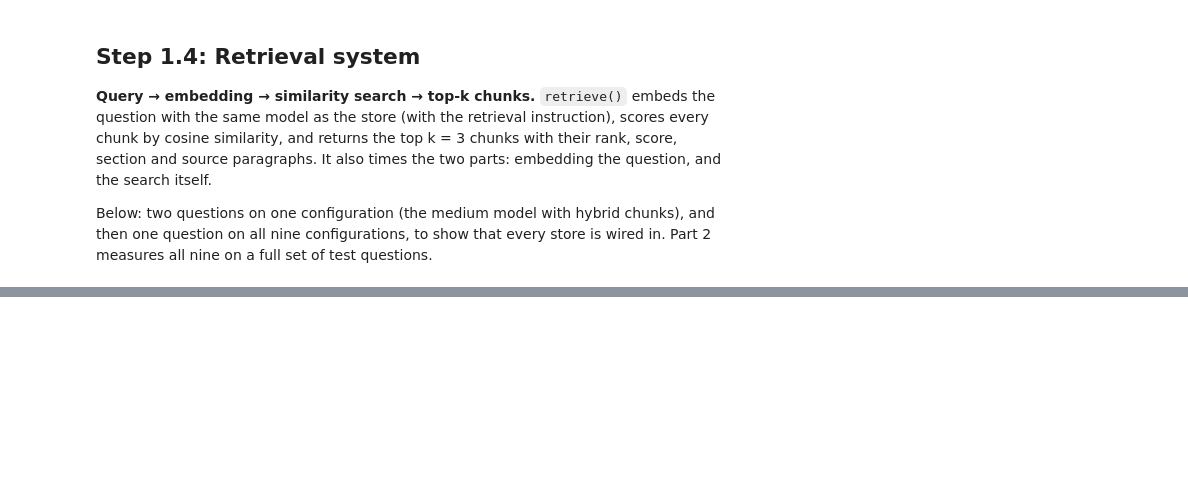
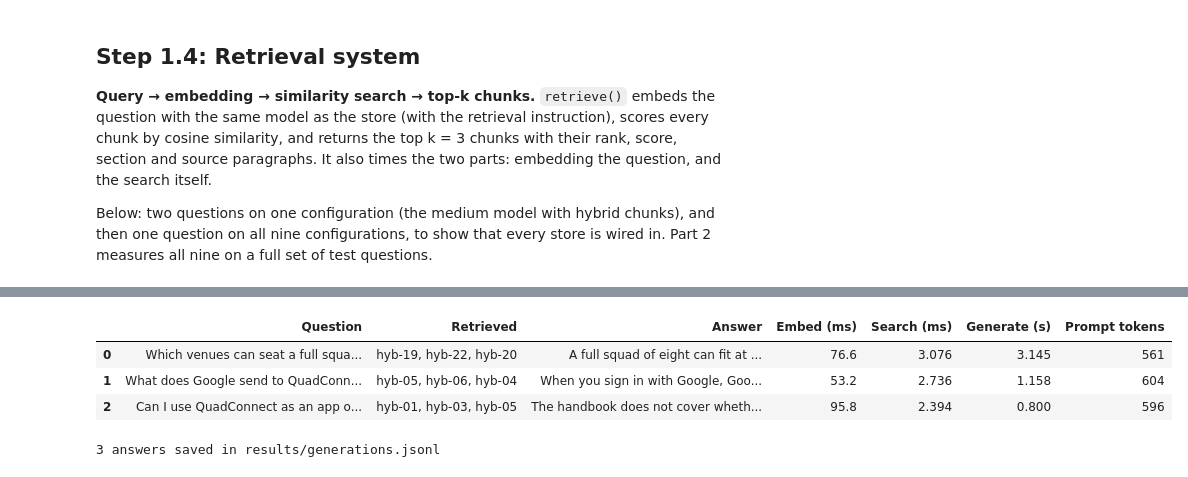
Before and after one commit to manojkmohan5/13_QuadConnect, a Jupyter notebook: rag/rag_system.ipynb, the cells around one changed output, grey strips where cells are left out. Saved outputs shown, nothing was run; the diff lists cells and outputs as text; code cells hidden in the pictures; blank space fills up the shorter version.

```diff
--- a/rag/rag_system.ipynb
+++ b/rag/rag_system.ipynb
@@ -494,0 +601,18 @@ Q: How do I check in when I get to the meetup?  (the check-in paragraph is S06-P
+# %%
+DEMO_ALL = DEMO + ["Can I use QuadConnect as an app on my phone?"]  # the last one is not in the handbook
+rows = []
+for query in DEMO_ALL:
+    out = ask(query)
+    rows.append({"Question": query, "Retrieved": ", ".join(out["hits"]["Chunk"]),
+                 "Answer": out["answer"], "Embed (ms)": round(out["timing"]["Embed query (ms)"], 1),
+                 "Search (ms)": round(out["timing"]["Search (ms)"], 3), "Generate (s)": out["timing"]["Generate (s)"],
+                 "Prompt tokens": out["reply"].get("prompt_tokens")})
+with pd.option_context("display.max_colwidth", 400):
+    display(pd.DataFrame(rows))
+print(f"{len(CACHE)} answers saved in results/generations.jsonl")
+# %% [output]
+|  | Question | Retrieved | Answer | Embed (ms) | Search (ms) | Generate (s) | Prompt tokens |
+| 0 | Which venues can seat a full squa... | hyb-19, hyb-22, hyb-20 | A full squad of eight can fit at ... | 76.6 | 3.076 | 3.145 | 561 |
+| 1 | What does Google send to QuadConn... | hyb-05, hyb-06, hyb-04 | When you sign in with Google, Goo... | 53.2 | 2.736 | 1.158 | 604 |
+| 2 | Can I use QuadConnect as an app o... | hyb-01, hyb-03, hyb-05 | The handbook does not cover wheth... | 95.8 | 2.394 | 0.800 | 596 |
+3 answers saved in results/generations.jsonl
```
Also changed, not shown: parts of 7 cells of this notebook, 1 other file.
